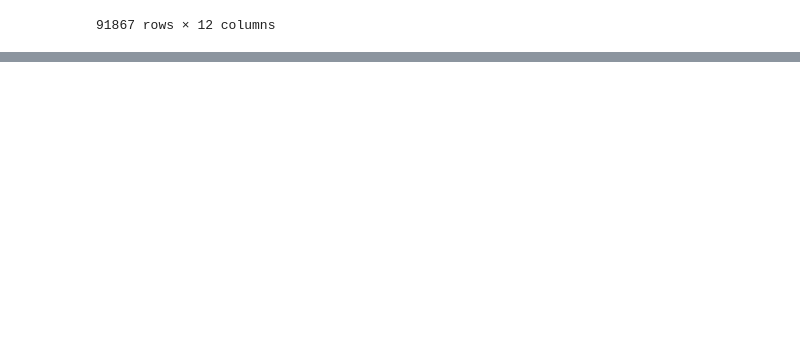
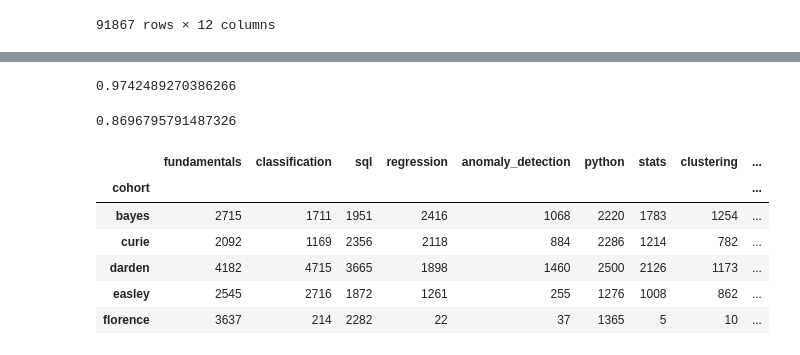
Before and after one commit to Jason-R-Turner/anomaly-detection-exercises, a Jupyter notebook: scratch_jason.ipynb, the cells around one changed output, grey strips where cells are left out. Cells and saved outputs as stored; diff of their text form; code cells hidden in the pictures; blank space fills up the shorter version.

```diff
--- a/scratch_jason.ipynb
+++ b/scratch_jason.ipynb
@@ -839,0 +862,21 @@ See the caveats in the documentation: https://pandas.pydata.org/pandas-docs/stab
+# %%
+# percentage of the 2nd highest value compared to the highest using presorted variable
+q2_fsj_web_design_groupby_sorted[1]/q2_fsj_web_design_groupby_sorted[0]
+# %% [output]
+0.9742489270386266
+# %%
+# percentage of the 2nd highest value compared to the highest
+q2_ds_fundamentals_groupby.sort_values(ascending=False)[1]/q2_ds_fundamentals_groupby.sort_values(ascending=False)[0]
+# %% [output]
+0.8696795791487326
+# %%
+q2_ds_combined_lessons = pd.concat(q2_ds_lesson_dfs_groupby, axis=1)
+q2_ds_combined_lessons
+# %% [output]
+|  | fundamentals | classification | sql | regression | anomaly_detection | python | stats | clustering | ... |
+| cohort |  |  |  |  |  |  |  |  | ... |
+| bayes | 2715 | 1711 | 1951 | 2416 | 1068 | 2220 | 1783 | 1254 | ... |
+| curie | 2092 | 1169 | 2356 | 2118 | 884 | 2286 | 1214 | 782 | ... |
+| darden | 4182 | 4715 | 3665 | 1898 | 1460 | 2500 | 2126 | 1173 | ... |
+| easley | 2545 | 2716 | 1872 | 1261 | 255 | 1276 | 1008 | 862 | ... |
+| florence | 3637 | 214 | 2282 | 22 | 37 | 1365 | 5 | 10 | ... |
```
Also changed, not shown: parts of 6 cells of this notebook, 1 other file.
